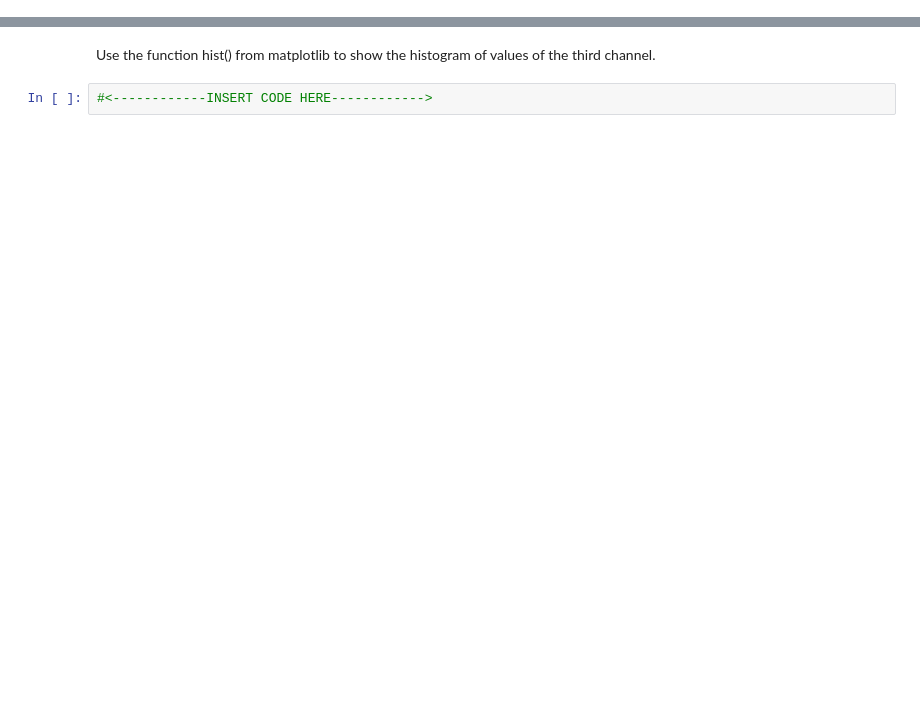
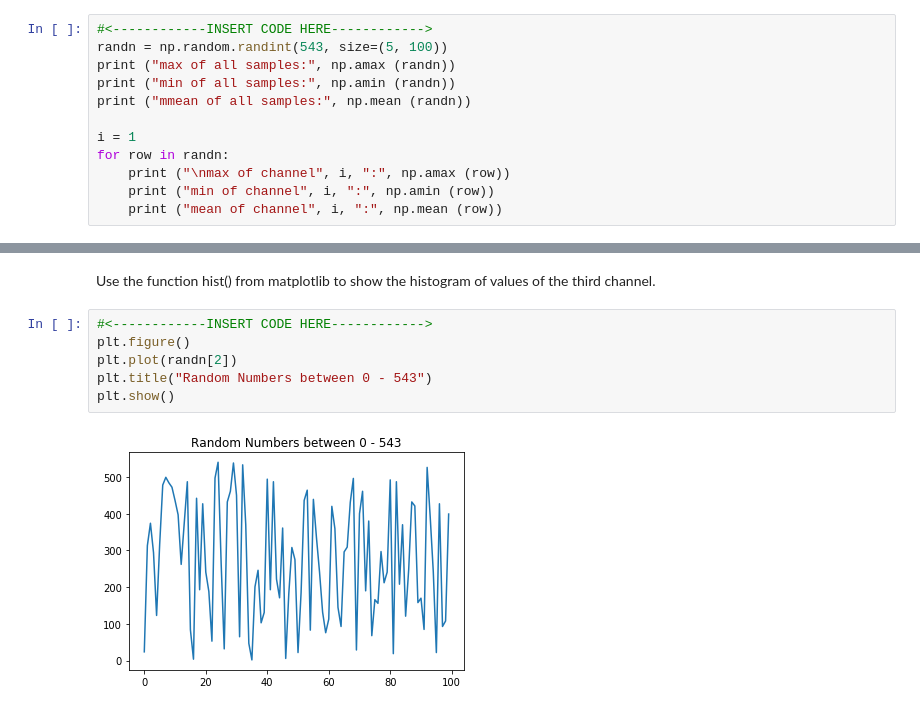
Before and after one commit to tomokoji/ce888labs, a Jupyter notebook: labs/lab1/lab1.ipynb, the cells around one changed output, grey strips where cells are left out. Saved outputs shown, nothing was run; the diff lists cells and outputs as text; blank space fills up the shorter version.

```diff
--- a/labs/lab1/lab1.ipynb
+++ b/labs/lab1/lab1.ipynb
@@ -391,0 +630,12 @@ Create a 5 (channels) x 100 (samples) matrix of random integers between 0 and 54
+# %%
+#<------------INSERT CODE HERE------------>
+randn = np.random.randint(543, size=(5, 100))
+print ("max of all samples:", np.amax (randn))
+print ("min of all samples:", np.amin (randn))
+print ("mmean of all samples:", np.mean (randn))
+
+i = 1
+for row in randn:
+    print ("\nmax of channel", i, ":", np.amax (row))
+    print ("min of channel", i, ":", np.amin (row))
+    print ("mean of channel", i, ":", np.mean (row))
@@ -392,4 +660,10 @@ Create a 5 (channels) x 100 (samples) matrix of random integers between 0 and 54
 # %% [markdown]
 Use the function hist() from matplotlib to show the histogram of values of the third channel.
-# %%
-#<------------INSERT CODE HERE------------>
+# %%
+#<------------INSERT CODE HERE------------>
+plt.figure()
+plt.plot(randn[2])
+plt.title("Random Numbers between 0 - 543")
+plt.show()
+# %% [output]
+[figure, added]
```
Also changed, not shown: parts of 30 cells of this notebook.
